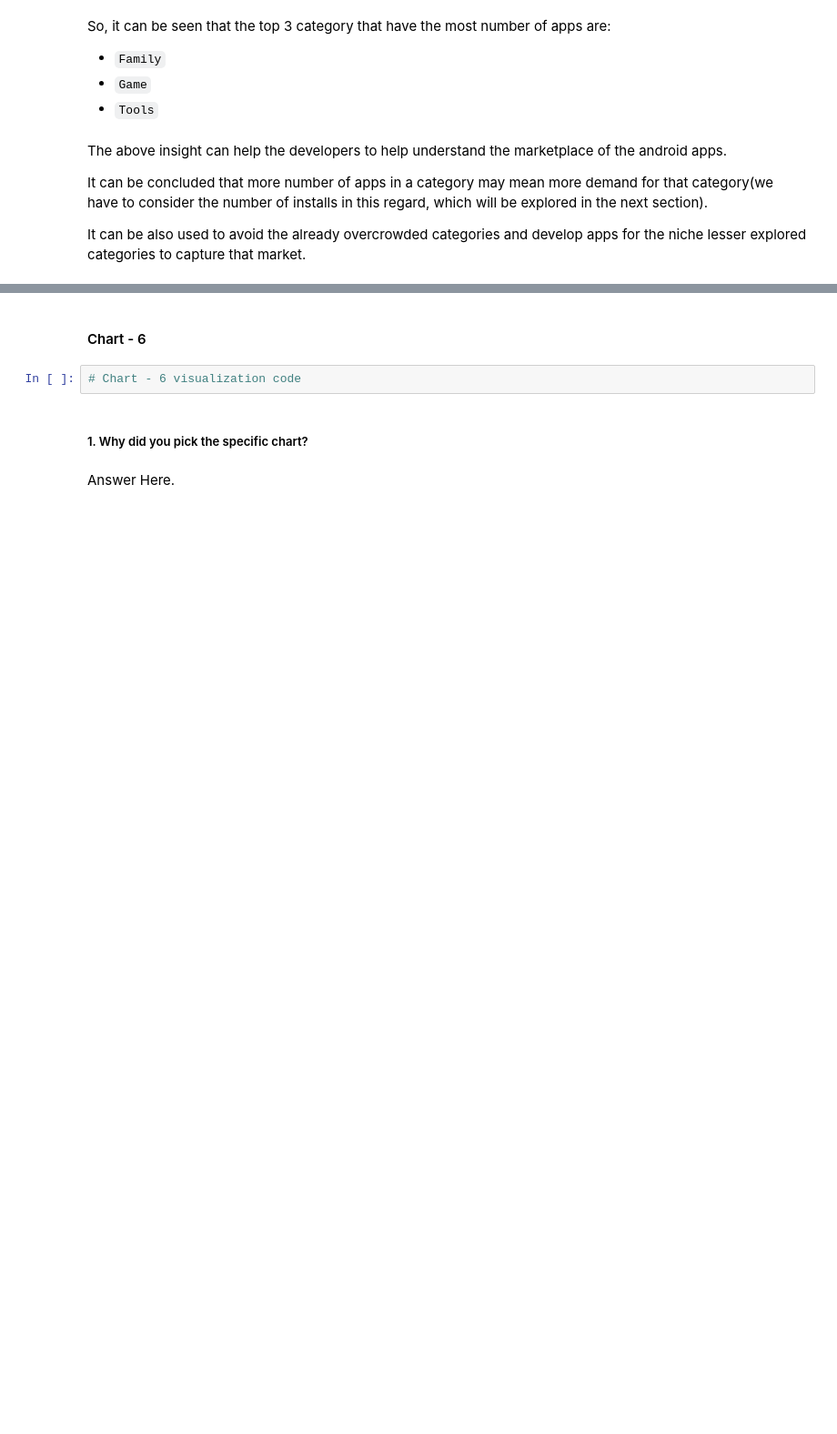
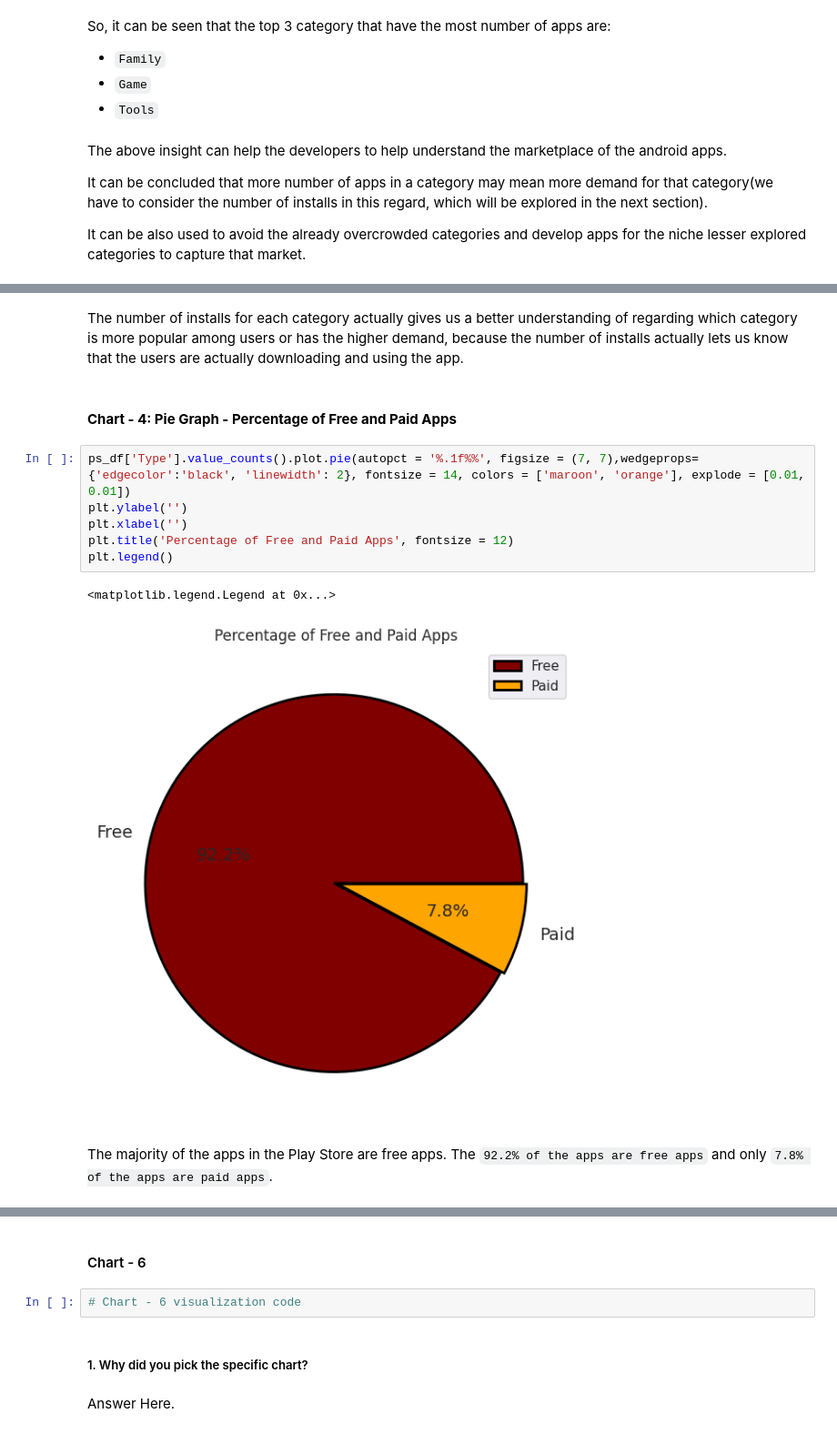
Before and after one commit to dipankarsahu1000/Play-Store-App-Review-Analysis, a Jupyter notebook: Play_Store_App_Review_Analysis.ipynb, the cells around one changed output, grey strips where cells are left out. Shown: that part at 91% size. Saved outputs shown, nothing was run; the diff lists cells and outputs as text; blank space fills up the shorter version.

```diff
--- a/Play_Store_App_Review_Analysis.ipynb
+++ b/Play_Store_App_Review_Analysis.ipynb
@@ -1095 +1081,17 @@ Answer Here
+# %% [markdown]
+The number of installs for each category actually gives us a better understanding of regarding which category is more popular among users or has the higher demand, because the number of installs actually lets us know that the users are actually downloading and using the app.
+# %% [markdown]
+#### **Chart - 4: Pie Graph -  Percentage of Free and Paid Apps**
+# %%
+ps_df['Type'].value_counts().plot.pie(autopct = '%.1f%%', figsize = (7, 7),wedgeprops={'edgecolor':'black', 'linewidth': 2}, fontsize = 14, colors = ['maroon', 'orange'], explode = [0.01, 0.01])
+plt.ylabel('')
+plt.xlabel('')
+plt.title('Percentage of Free and Paid Apps', fontsize = 12)
+plt.legend()
+# %% [output]
+<matplotlib.legend.Legend at 0x...>
+[figure, added]
+# %% [markdown]
+The majority of the apps in the Play Store are free apps.
+The `92.2% of the apps are free apps` and only `7.8% of the apps are paid apps`.
 # %% [markdown]
```
Also changed, not shown: parts of 33 cells of this notebook.
